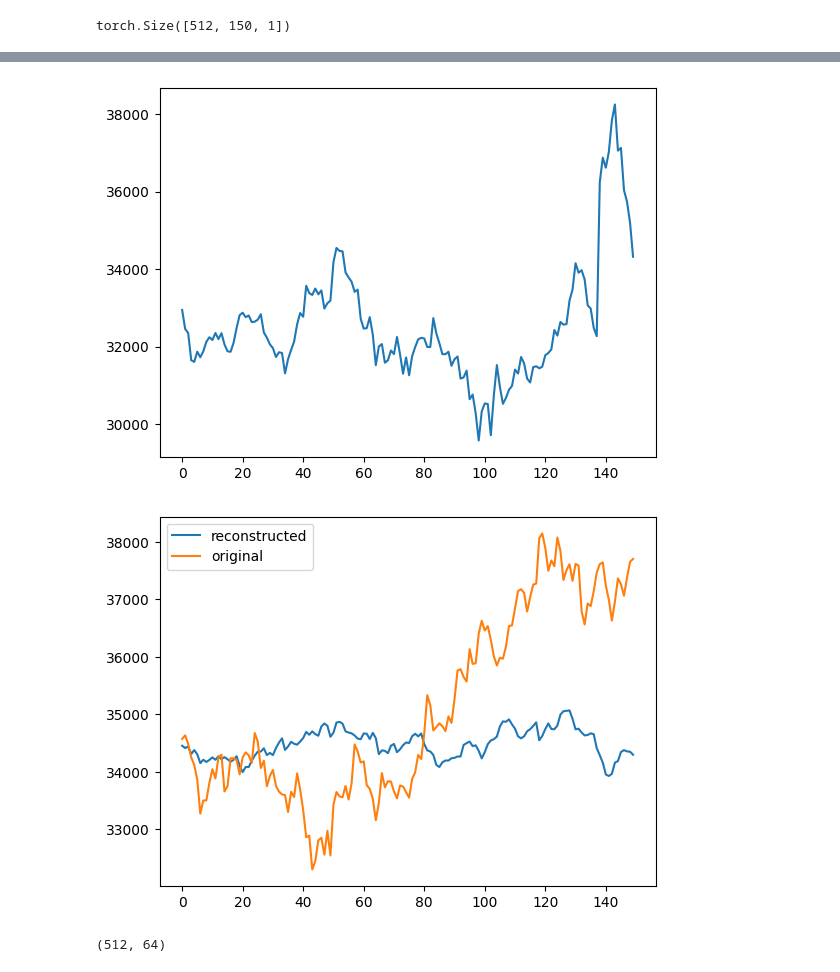
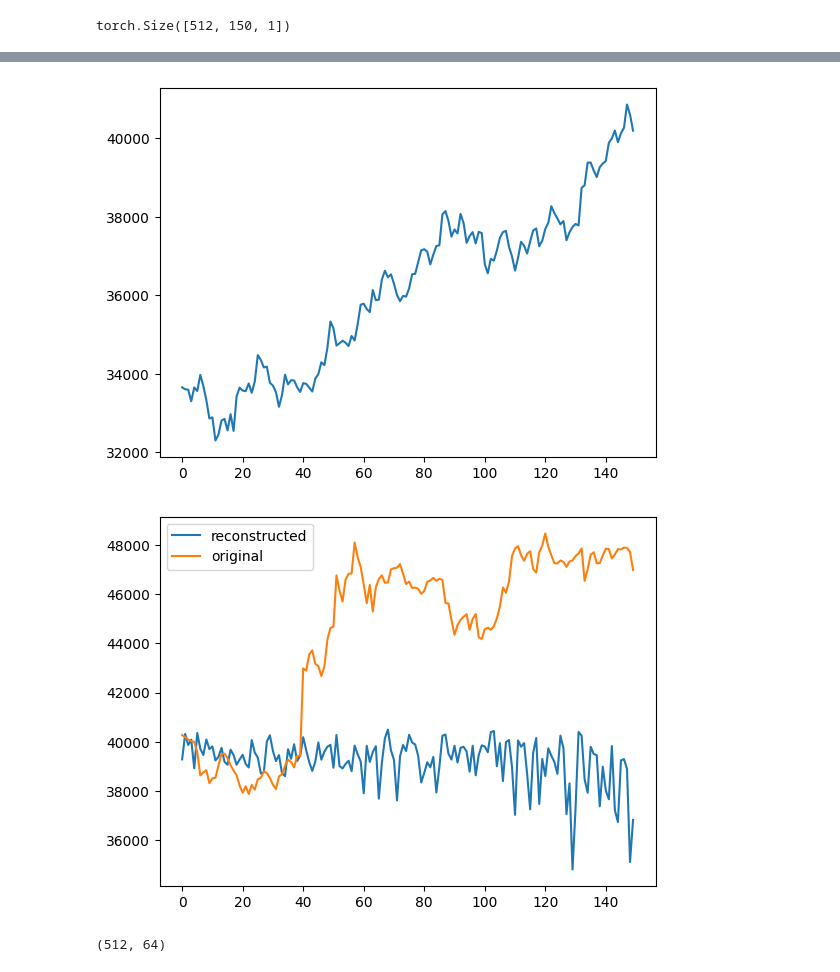
Before and after one commit to ajaye2/TS-FM, a Jupyter notebook: dev.ipynb, the cells around one changed output, grey strips where cells are left out. Cells and saved outputs as stored; diff of their text form; code cells hidden in the pictures.

```diff
--- a/dev.ipynb
+++ b/dev.ipynb
@@ -271,18 +271,19 @@ dec_inp.shape
 # %% [output]
 torch.Size([512, 150, 1])
 # %%
-from src.Time_Series_Library.models import Informer, Nonstationary_Transformer, ETSformer, DLinear
-model_config = ModelConfig( task_name='imputation', enc_in=inputs.shape[-1],  c_out=inputs.shape[-1],
-                 d_model=32, n_heads=4, e_layers=3,  d_layers=3,  d_ff=64,
+from src.Time_Series_Library.models import Informer, Nonstationary_Transformer, ETSformer, DLinear, TimesNet
+model_config = ModelConfig( task_name='short_term_forecast', enc_in=inputs.shape[-1], dec_in=inputs.shape[-1],  c_out=inputs.shape[-1],
+                 d_model=32, n_heads=4, e_layers=3,  d_layers=3,  d_ff=32,
                  dropout=0.1, activation='relu',  factor=5, freq='h',
                  embed='fixed', output_attention=False, distil=True,
-                 pred_len=max_seq_len, label_len=24, num_class=1,
+                 pred_len=150, label_len=1, num_class=1,
                  seq_len=max_seq_len,
                  top_k=1, use_temporal_embed=False,
                  p_hidden_dims=[10],
                  p_hidden_layers=1,
                  moving_avg=28,
-                 individual=False
+                 individual=False,
+                 num_kernels=3,
                  )
 
 # informer    = Informer(model_config)
@@ -339,7 +345,7 @@ Estimated Total Size (MB): 0.80
 input_dims  = uni_data.shape[1:] #( #data_btc.shape[1:]#uni_data.shape[1:] #(, 1)#btc_array.shape[1:]
 hidden_dims = 64
 output_dims = 64
-use_revin   = True
+use_revin   = False
 
 device = 'cuda' if torch.cuda.is_available() else 'cpu'
 device = 'cuda'
@@ -350,7 +356,7 @@ device = 'cuda'
 # masked_ae  = TransformerEncoderProjectionLayer(input_dims[1], hidden_dims, output_dims, device=device, n_heads=1,
 #                     num_layers=1, max_len=max_seq_len, use_revin=use_revin, loss_type='mae', pos_encoding='learnable', dropout=0.1, norm='LayerNorm')
 
-masked_ae = TransformerAutoencoderProjection(model_config, type_model="dlinear", device=device, use_revin=use_revin, loss_type='mse',)
+masked_ae = TransformerAutoencoderProjection(model_config, type_model="non_stationary", device=device, use_revin=use_revin, loss_type='mae',)
 
 
 # Print the model summary
@@ -364,7 +370,7 @@ input_dtypes = [torch.float32] #[torch.float32, torch.bool]
 # summary(tfc, ((64, 50, 104), (64, 50, 104), (64, 50)), dtypes=[torch.float32, torch.float32, torch.bool])
 
 # Train the model
-losses = masked_ae.warmup(dataset=datasets['univariate'], max_len=max_seq_len, n_epochs=30,
+losses = masked_ae.warmup(dataset=datasets['univariate'], max_len=max_seq_len, n_epochs=200,
                           batch_size=512, learning_rate=1e-3, log=True,
                           data_set_type=type( datasets['univariate'] ), collate_fn='unsuperv',
                           scheduler_step_size= 75, scheduler_gamma=0.1, verbose=True
@@ -384,32 +389,32 @@ plt.plot(losses)
 # %%
-temp_input      = torch.from_numpy( uni_data_btc[:100] ).to(torch.float32) #data_dict['univariate']['data'][50000:51000]    #uni_data inputs
-temp_labels     = torch.from_numpy( uni_labels_btc[:100] ).to(torch.float32) #data_dict['univariate']['labels'][50000:51000]  #uni_data labels
+temp_input      = torch.from_numpy( uni_data_btc[:500] ).to(torch.float32) #data_dict['univariate']['data'][50000:51000]    #uni_data inputs
+temp_labels     = torch.from_numpy( uni_labels_btc[:500] ).to(torch.float32) #data_dict['univariate']['labels'][50000:51000]  #uni_data labels
 reconstructed_input = masked_ae(x=temp_input.to(device), mask=padding_masks.to(device))
 # uni_data_eth, uni_labels_eth
 # uni_data_btc, uni_labels_btc
 # uni_data_xmr, uni_labels_xmr
 
 channel  = 1
-instance = 8
+instance = 190
 
 for channel in range(0, 1):
     plt.figure()
     plt.plot(temp_input[instance][:,channel].detach().numpy())
     plt.show()
     plt.plot(reconstructed_input[instance][:,channel].detach().cpu().numpy(), label='reconstructed')
     plt.plot(temp_labels[instance][:,channel].detach().cpu().numpy(), label='original')
     plt.legend()
 
 
     plt.show()
 
 
 # embeddings = masked_ae.encode(temp_input.to(device), type_of_pooling='last')
 # plt.plot( embeddings[:,1].detach().cpu().numpy() )
 # embeddings.detach().cpu().numpy().shape
 # %% [output]
-[figure, old version]
+[figure, new version]
-[figure, old version]
+[figure, new version]
 # %%
 embeddings.detach().cpu().numpy().shape
 # %% [output]
```
Also changed, not shown: parts of 5 cells of this notebook, 3 other files.
